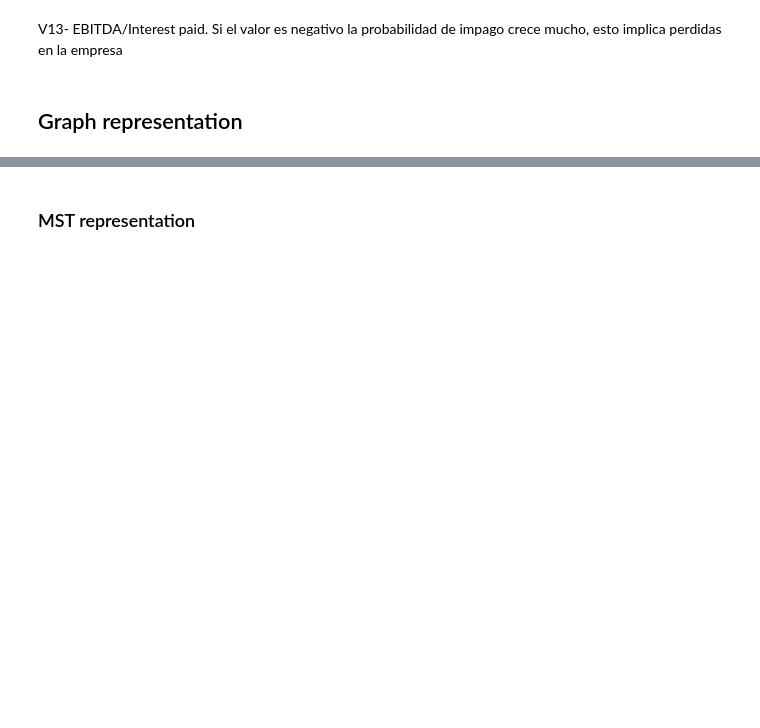
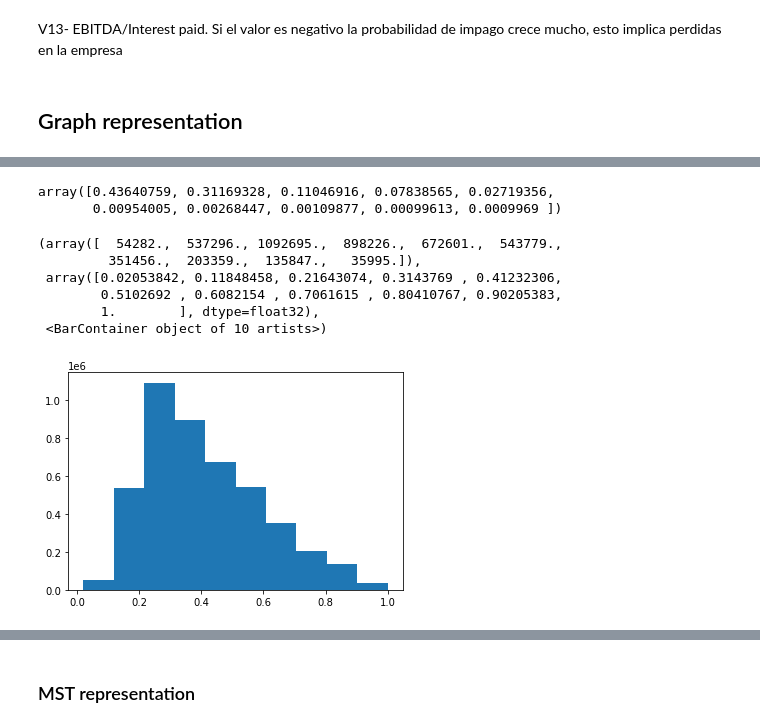
Before and after one commit to AzaelCC/Credit-Risk-Explainable-ML, a Jupyter notebook: src/ECAI_modeling.ipynb, the cells around one changed output, grey strips where cells are left out. Saved outputs shown, nothing was run; the diff lists cells and outputs as text; code cells hidden in the pictures; blank space fills up the shorter version.

```diff
--- a/src/ECAI_modeling.ipynb
+++ b/src/ECAI_modeling.ipynb
@@ -286,0 +324,18 @@ strengths = fullg.strength(fullg.vs, weights=fullg.es['weight'])
+# %%
+## Greater differences means deviation from random structure
+np.array(clustering_coeffs) - np.array(random_clustering_coeffs)
+# %% [output]
+array([0.43640759, 0.31169328, 0.11046916, 0.07838565, 0.02719356,
+       0.00954005, 0.00268447, 0.00109877, 0.00099613, 0.0009969 ])
+# %%
+normalized_dist = MinMaxScaler().fit_transform(shap_dist)
+indices = np.tril_indices_from(normalized_dist,k=-1)
+plt.hist(normalized_dist[indices])
+# %% [output]
+(array([  54282.,  537296., 1092695.,  898226.,  672601.,  543779.,
+         351456.,  203359.,  135847.,   35995.]),
+ array([0.02053842, 0.11848458, 0.21643074, 0.3143769 , 0.41232306,
+        0.5102692 , 0.6082154 , 0.7061615 , 0.80410767, 0.90205383,
+        1.        ], dtype=float32),
+ <BarContainer object of 10 artists>)
+[figure, added]
```
Also changed, not shown: parts of 24 cells of this notebook.
